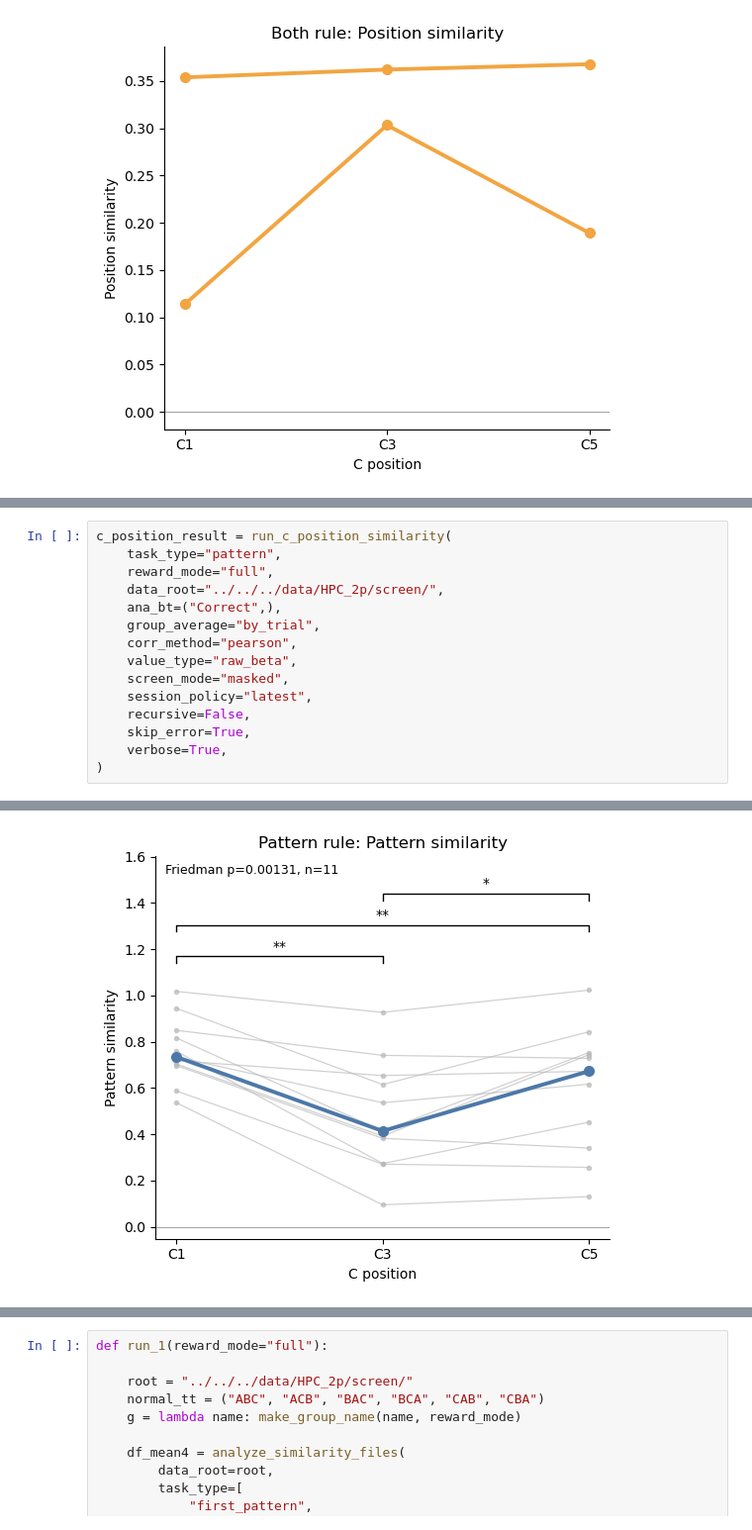
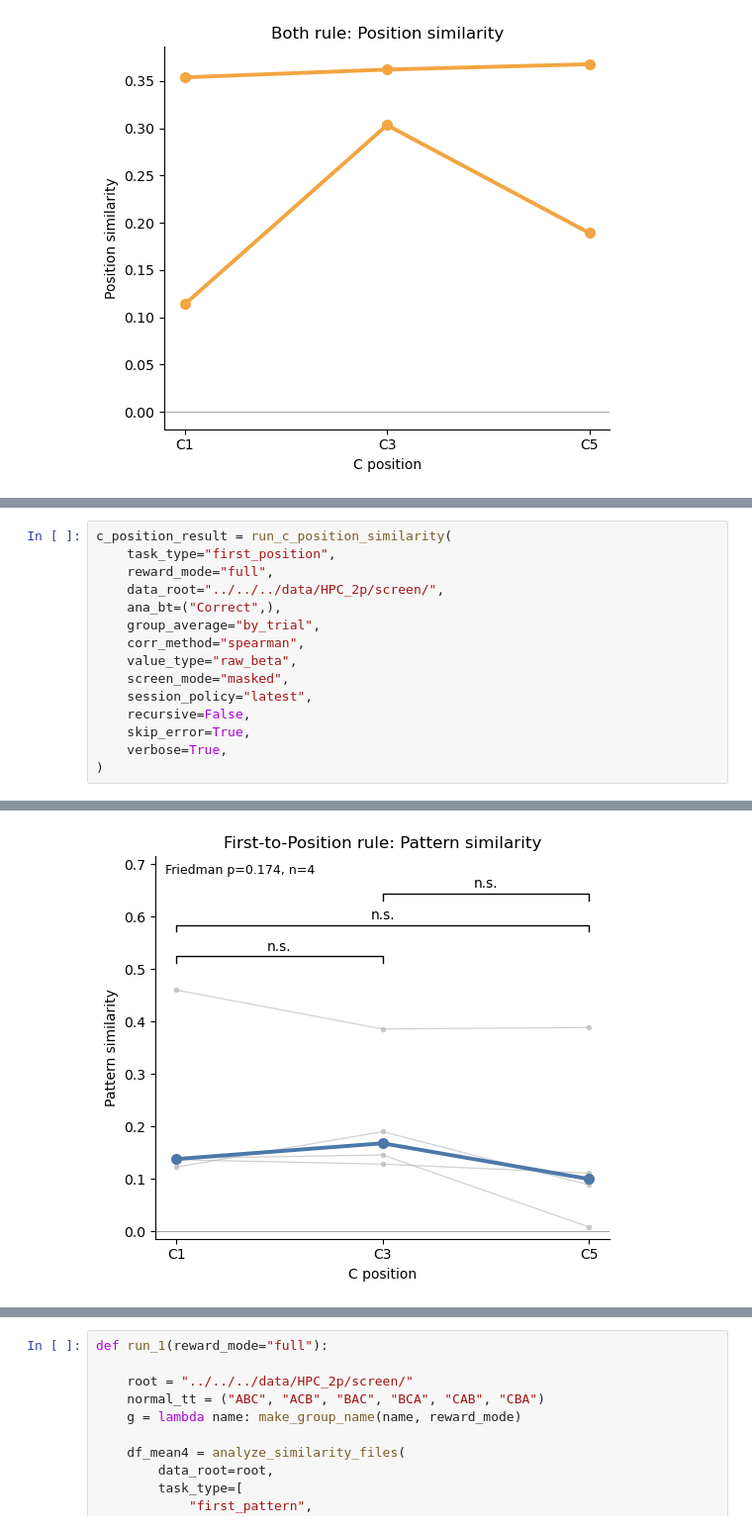
Before and after one commit to ymseq/ZhaoLab-analysis-python, a Jupyter notebook: src/HPC_2P_analysis/analysis/similarity_analysis.ipynb, the cells around one changed output, grey strips where cells are left out. Shown at 99% size. Saved outputs shown, nothing was run; the diff lists cells and outputs as text.

```diff
--- a/src/HPC_2P_analysis/analysis/similarity_analysis.ipynb
+++ b/src/HPC_2P_analysis/analysis/similarity_analysis.ipynb
@@ -4061,11 +4061,11 @@ mouse_id task_type reward_mode session_date       session_id
 # %%
 c_position_result = run_c_position_similarity(
-    task_type="pattern",
+    task_type="first_position",
     reward_mode="full",
     data_root="../../../data/HPC_2p/screen/",
     ana_bt=("Correct",),
     group_average="by_trial",
-    corr_method="pearson",
+    corr_method="spearman",
     value_type="raw_beta",
     screen_mode="masked",
     session_policy="latest",
@@ -4094 +4092 @@ mouse_id task_type reward_mode session_date       session_id
-[figure, old version]
+[figure, new version]
```
Also changed, not shown: parts of 3 cells of this notebook, 3 other files.
